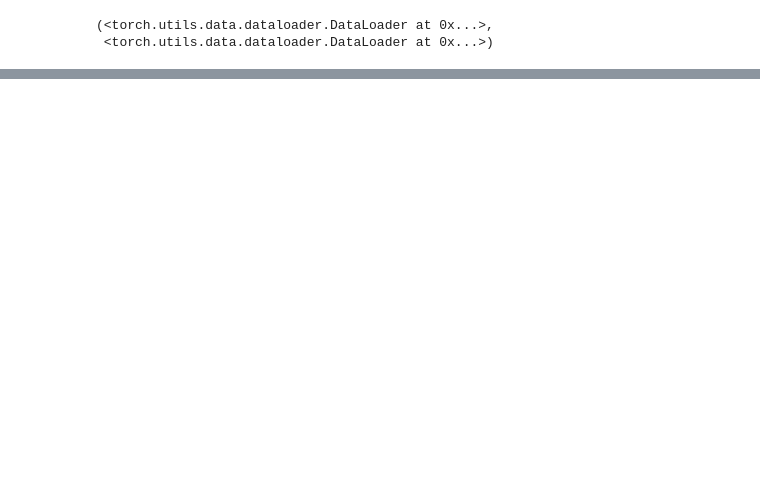
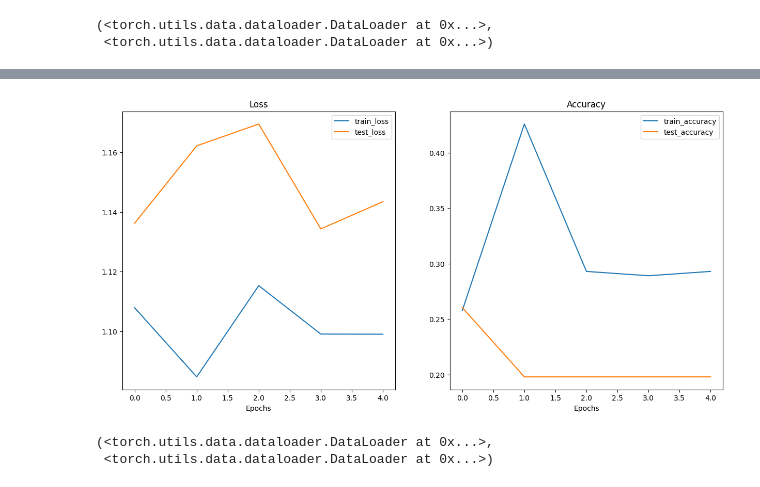
Before and after one commit to pham156/pytorch-learning, a Jupyter notebook: PyTorch_4.ipynb, the cells around one changed output, grey strips where cells are left out. Cells and saved outputs as stored; diff of their text form; code cells hidden in the pictures; blank space fills up the shorter version.

```diff
--- a/PyTorch_4.ipynb
+++ b/PyTorch_4.ipynb
@@ -274,0 +465,11 @@ img_custom, label_custom
+# %%
+torch.manual_seed(42)
+NUM_EPOCHS = 5
+model_0 = TinyVGG(input_shape=3, hidden_units=10, output_shape=len(train_data_simple.classes)).to(device)
+loss_fn = nn.CrossEntropyLoss()
+optimizer = torch.optim.Adam(params=model_0.parameters(), lr=0.001)
+from timeit import default_timer as timer
+start_time = timer()
+model_0_results = train(model=model_0, train_dataLoader=train_dataloader_simple, test_dataLoader=test_dataloader_simple, optimizer=optimizer, loss_fn=loss_fn, epochs=NUM_EPOCHS)
+end_time = timer()
+print(f"Total training time: {end_time-start_time:.3f} seconds")
@@ -274,0 +483,36 @@ img_custom, label_custom
+# %%
+def plot_loss_curves(results: Dict[str, List[float]]):
+
+    # Get the loss values of the results dictionary (training and test)
+    loss = results['train_loss']
+    test_loss = results['test_loss']
+
+    # Get the accuracy values of the results dictionary (training and test)
+    accuracy = results['train_acc']
+    test_accuracy = results['test_acc']
+
+    # Figure out how many epochs there were
+    epochs = range(len(results['train_loss']))
+
+    # Setup a plot
+    plt.figure(figsize=(15, 7))
+
+    # Plot loss
+    plt.subplot(1, 2, 1)
+    plt.plot(epochs, loss, label='train_loss')
+    plt.plot(epochs, test_loss, label='test_loss')
+    plt.title('Loss')
+    plt.xlabel('Epochs')
+    plt.legend()
+
+    # Plot accuracy
+    plt.subplot(1, 2, 2)
+    plt.plot(epochs, accuracy, label='train_accuracy')
+    plt.plot(epochs, test_accuracy, label='test_accuracy')
+    plt.title('Accuracy')
+    plt.xlabel('Epochs')
+    plt.legend();
+# %%
+plot_loss_curves(model_0_results)
+# %% [output]
+[figure, added]
@@ -274,0 +555,10 @@ img_custom, label_custom
+# %%
+BATCH_SIZE = 32
+NUM_WORKERS = os.cpu_count()
+torch.manual_seed(42)
+train_dataloader_augmented = DataLoader(dataset=train_data_augmented, batch_size=BATCH_SIZE, num_workers=NUM_WORKERS, shuffle=True)
+test_dataloader_simple = DataLoader(dataset=test_data_simple, batch_size=BATCH_SIZE, num_workers=NUM_WORKERS, shuffle=False)
+train_dataloader_augmented, test_dataloader_simple
+# %% [output]
+(<torch.utils.data.dataloader.DataLoader at 0x...>,
+ <torch.utils.data.dataloader.DataLoader at 0x...>)
```
Also changed, not shown: parts of 38 cells of this notebook.
